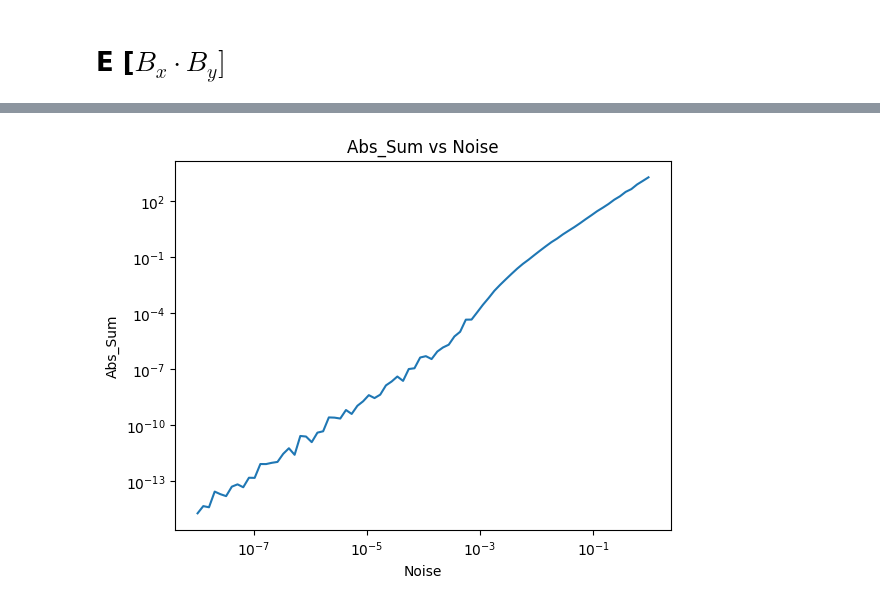
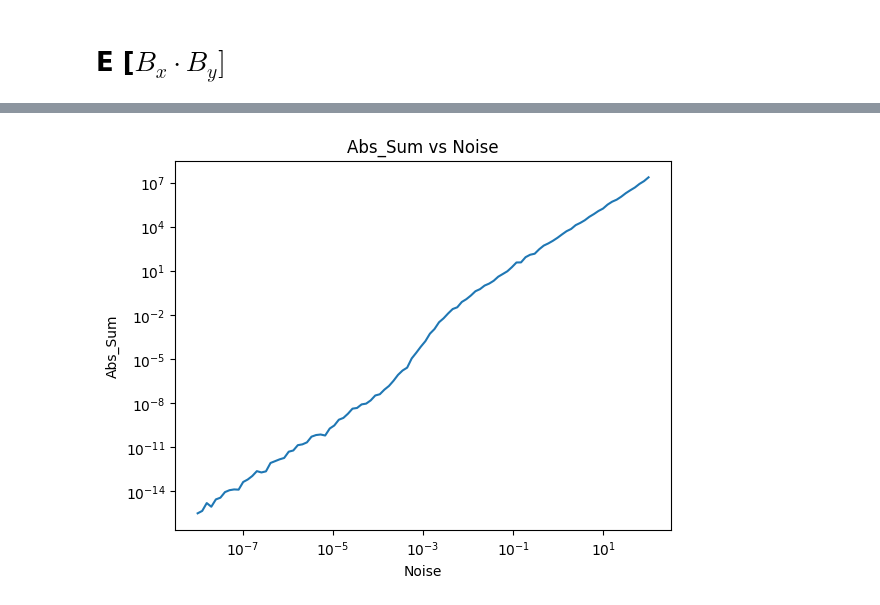
Before and after one commit to warik21/Thesis, a Jupyter notebook: expec_bxxby.ipynb, the cells around one changed output, grey strips where cells are left out. Drawn from its saved outputs; the diff is of its cells as text; code cells hidden in the pictures.

```diff
--- a/expec_bxxby.ipynb
+++ b/expec_bxxby.ipynb
@@ -27,11 +29,12 @@ category_names = [os.path.basename(category) for category in category_dirs if os
 # %%
-num_exp = 1000
+num_exp = 100
 noise_values = np.logspace(start = -8, stop = 2, num = 100)
 summands_lists = [] * len(noise_values)
 summands_means = np.zeros(len(noise_values))
 B_xs = np.zeros((resolution, resolution, len(noise_values)))
 
 total_sum_df = pd.DataFrame(columns=['Noise', 'Abs_Sum'])
+k = np.random.randint(1, resolution + 1, size=2)
 
 for noise in tqdm(noise_values):
     for i in range(num_exp):
@@ -50,7 +53,7 @@ for noise in tqdm(noise_values):
 
         sum_left = 0
         sum_right = 0
-        k = np.random.randint(1, resolution + 1, size=2)
+        # k = np.random.randint(1, resolution + 1, size=2)
 
         # Calculate sum_left and sum_right according to line 44
         for x in range(resolution):
@@ -88,0 +83,4 @@ total_sum_df.head()
+# %%
+total_sum_df['k_square'] = total_sum_df['k'].apply(lambda x: np.sqrt(x[0]**2 + x[1]**2))
+# total_sum_df['k_square'] = total_sum_df['k']
+total_sum_df.head()
@@ -89,13 +94,13 @@ total_sum_df.head()
 # %%
 grouped = total_sum_df.groupby('Noise').mean().reset_index()
-grouped = grouped[grouped['Noise'] < 1]
+# grouped = grouped[grouped['Noise'] < 1]
 
 plt.plot(grouped['Noise'], grouped['Abs_Sum'])
 plt.xscale('log')
 plt.yscale('log')
 plt.xlabel('Noise')
 plt.ylabel('Abs_Sum')
 plt.title('Abs_Sum vs Noise')
 plt.show()
 # %% [output]
-[figure, old version]
+[figure, new version]
```
Also changed, not shown: parts of 10 cells of this notebook, 2 other files.
